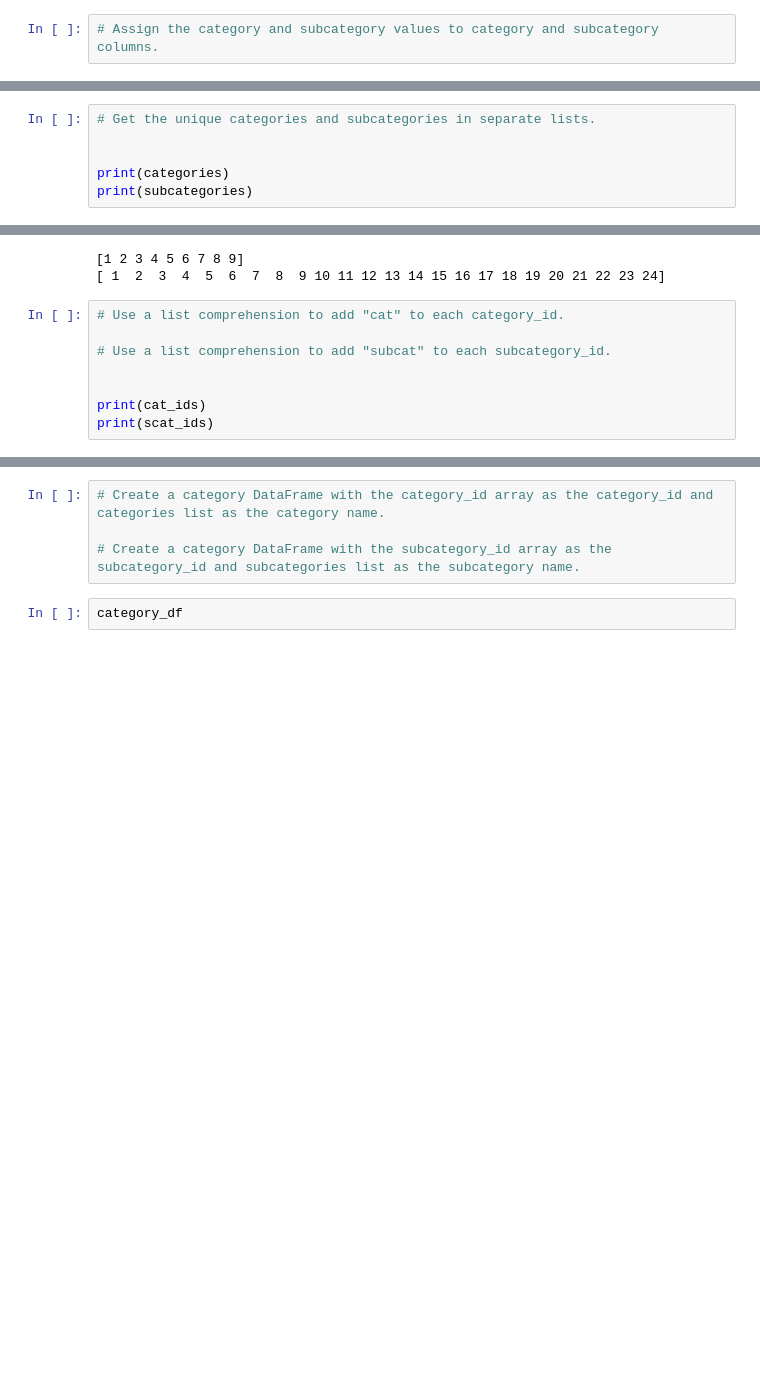
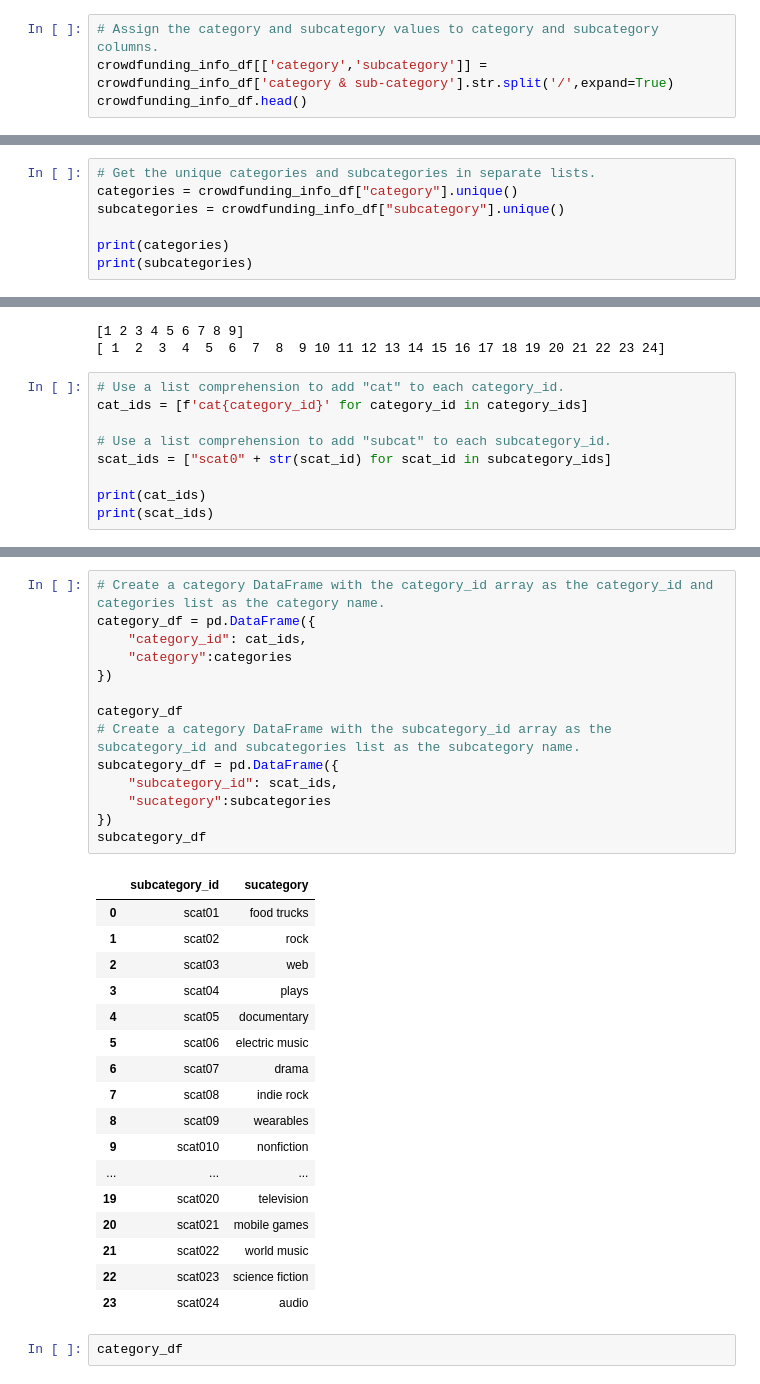
Before and after one commit to kathygm9/Project-2-ETL, a Jupyter notebook: ETL_Mini_Project_KGonzalez_KPrasad.ipynb, the cells around one changed output, grey strips where cells are left out. Cells and saved outputs as stored; diff of their text form; blank space fills up the shorter version.

```diff
--- a/ETL_Mini_Project_KGonzalez_KPrasad.ipynb
+++ b/ETL_Mini_Project_KGonzalez_KPrasad.ipynb
@@ -59,6 +61,8 @@ Index(['cf_id', 'contact_id', 'company_name', 'blurb', 'goal', 'pledged',
       dtype='object')
 # %%
 # Assign the category and subcategory values to category and subcategory columns.
+crowdfunding_info_df[['category','subcategory']] = crowdfunding_info_df['category & sub-category'].str.split('/',expand=True)
+crowdfunding_info_df.head()
 # %% [output]
 |  | cf_id | contact_id | company_name | blurb | goal | pledged | outcome | backers_count | country | ... |
 | 0 | 147 | 4661 | Baldwin, Riley and Jackson | Pre-emptive tertiary standardization | 100 | 0 | failed | 0 | CA | ... |
@@ -68,7 +72,8 @@ Index(['cf_id', 'contact_id', 'company_name', 'blurb', 'goal', 'pledged',
 | 4 | 1365 | 2199 | Larson-Little | Proactive foreground core | 7600 | 5265 | failed | 53 | US | ... |
 # %%
 # Get the unique categories and subcategories in separate lists.
-
+categories = crowdfunding_info_df["category"].unique()
+subcategories = crowdfunding_info_df["subcategory"].unique()
 
 print(categories)
 print(subcategories)
@@ -99,9 +104,10 @@ print(subcategory_ids)
 [ 1  2  3  4  5  6  7  8  9 10 11 12 13 14 15 16 17 18 19 20 21 22 23 24]
 # %%
 # Use a list comprehension to add "cat" to each category_id.
+cat_ids = [f'cat{category_id}' for category_id in category_ids]
 
 # Use a list comprehension to add "subcat" to each subcategory_id.
-
+scat_ids = ["scat0" + str(scat_id) for scat_id in subcategory_ids]
 
 print(cat_ids)
 print(scat_ids)
@@ -111,7 +117,35 @@ print(scat_ids)
 # %%
 # Create a category DataFrame with the category_id array as the category_id and categories list as the category name.
+category_df = pd.DataFrame({
+    "category_id": cat_ids,
+    "category":categories
+})
 
+category_df
 # Create a category DataFrame with the subcategory_id array as the subcategory_id and subcategories list as the subcategory name.
+subcategory_df = pd.DataFrame({
+    "subcategory_id": scat_ids,
+    "sucategory":subcategories
+})
+subcategory_df
+# %% [output]
+|  | subcategory_id | sucategory |
+| 0 | scat01 | food trucks |
+| 1 | scat02 | rock |
+| 2 | scat03 | web |
+| 3 | scat04 | plays |
+| 4 | scat05 | documentary |
+| 5 | scat06 | electric music |
+| 6 | scat07 | drama |
+| 7 | scat08 | indie rock |
+| 8 | scat09 | wearables |
+| 9 | scat010 | nonfiction |
+| ... | ... | ... |
+| 19 | scat020 | television |
+| 20 | scat021 | mobile games |
+| 21 | scat022 | world music |
+| 22 | scat023 | science fiction |
+| 23 | scat024 | audio |
 # %%
 category_df
 # %% [output]
```
Also changed, not shown: parts of 8 cells of this notebook, 3 other files.
